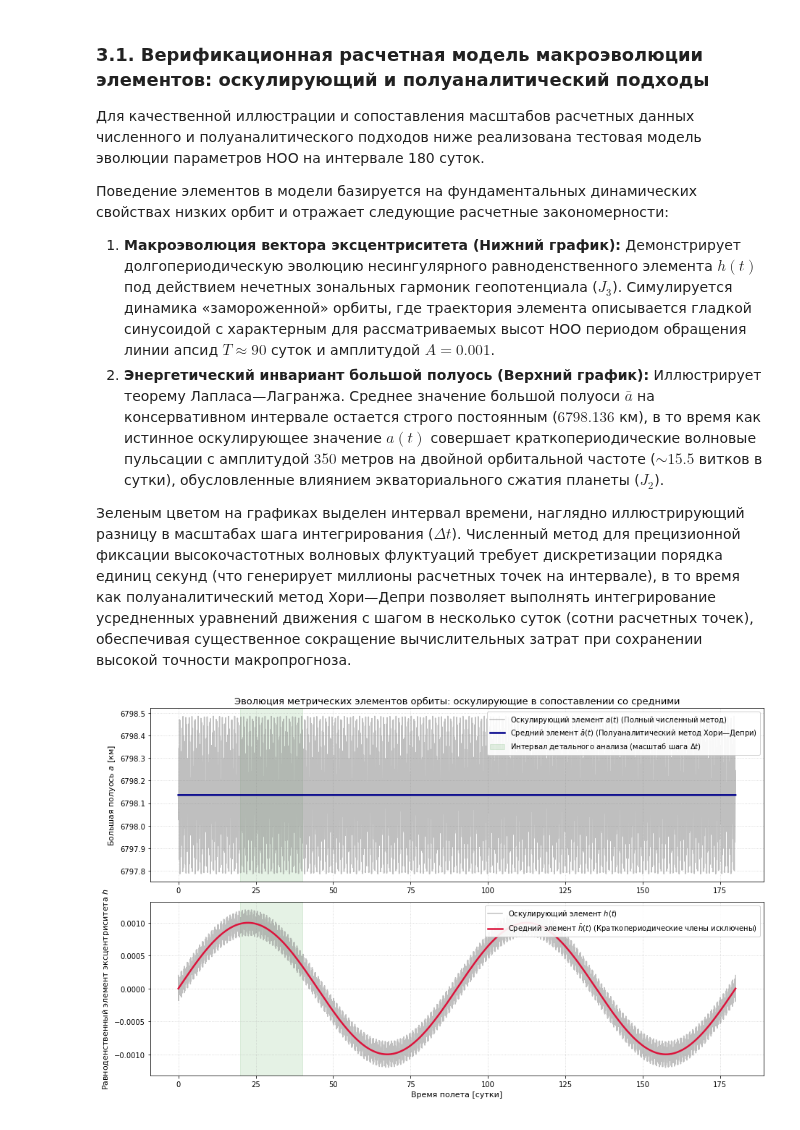
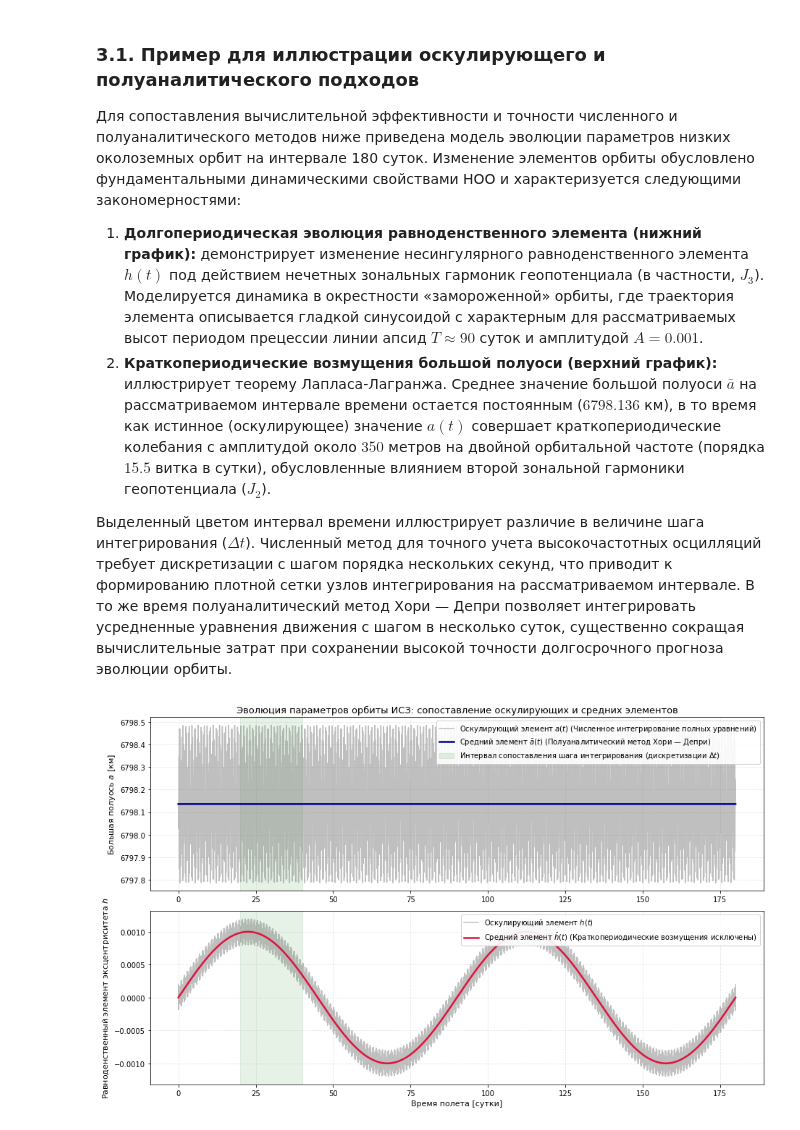
Before and after one commit to DPritykin/nonlinear-dynamics, a Jupyter notebook: Asymtotic Methods in Astrodynamics/6 Применение асимптотических методов к динамике ИСЗ на низких орбитах.ipynb, the cells around one changed output. Saved outputs shown, nothing was run; the diff lists cells and outputs as text; code cells hidden in the pictures.

Commit message:
edits to asymptotic methos review (plots and examples)

```diff
--- a/Asymtotic Methods in Astrodynamics/6 Применение асимптотических методов к динамике ИСЗ на низких орбитах.ipynb
+++ b/Asymtotic Methods in Astrodynamics/6 Применение асимптотических методов к динамике ИСЗ на низких орбитах.ipynb
@@ -113,13 +508,12 @@
 # %% [markdown]
-### 3.1. Верификационная расчетная модель макроэволюции элементов: оскулирующий и полуаналитический подходы
+### 3.1. Пример для иллюстрации оскулирующего и полуаналитического подходов
 
-Для качественной иллюстрации и сопоставления масштабов расчетных данных численного и полуаналитического подходов ниже реализована тестовая модель эволюции параметров НОО на интервале 180 суток.
+Для сопоставления вычислительной эффективности и точности численного и полуаналитического методов ниже приведена модель эволюции параметров низких околоземных орбит на интервале 180 суток. Изменение элементов орбиты обусловлено фундаментальными динамическими свойствами НОО и характеризуется следующими закономерностями:
 
-Поведение элементов в модели базируется на фундаментальных динамических свойствах низких орбит и отражает следующие расчетные закономерности:
-1. **Макроэволюция вектора эксцентриситета (Нижний график):** Демонстрирует долгопериодическую эволюцию несингулярного равноденственного элемента $h(t)$ под действием нечетных зональных гармоник геопотенциала ($J_3$). Симулируется динамика «замороженной» орбиты, где траектория элемента описывается гладкой синусоидой с характерным для рассматриваемых высот НОО периодом обращения линии апсид $T \approx 90$ суток и амплитудой $A = 0.001$.
-2. **Энергетический инвариант большой полуось (Верхний график):** Иллюстрирует теорему Лапласа—Лагранжа. Среднее значение большой полуоси $\bar{a}$ на консервативном интервале остается строго постоянным ($6798.136$ км), в то время как истинное оскулирующее значение $a(t)$ совершает краткопериодические волновые пульсации с амплитудой $350$ метров на двойной орбитальной частоте ($\sim 15.5$ витков в сутки), обусловленные влиянием экваториального сжатия планеты ($J_2$).
+1. **Долгопериодическая эволюция равноденственного элемента (нижний график):** демонстрирует изменение несингулярного равноденственного элемента $h(t)$ под действием нечетных зональных гармоник геопотенциала (в частности, $J_3$). Моделируется динамика в окрестности «замороженной» орбиты, где траектория элемента описывается гладкой синусоидой с характерным для рассматриваемых высот периодом прецессии линии апсид $T \approx 90$ суток и амплитудой $A = 0.001$.
+2. **Краткопериодические возмущения большой полуоси (верхний график):** иллюстрирует теорему Лапласа-Лагранжа. Среднее значение большой полуоси $\bar{a}$ на рассматриваемом интервале времени остается постоянным ($6798.136$ км), в то время как истинное (оскулирующее) значение $a(t)$ совершает краткопериодические колебания с амплитудой около $350$ метров на двойной орбитальной частоте (порядка $15.5$ витка в сутки), обусловленные влиянием второй зональной гармоники геопотенциала ($J_2$).
 
-Зеленым цветом на графиках выделен интервал времени, наглядно иллюстрирующий разницу в масштабах шага интегрирования ($\Delta t$). Численный метод для прецизионной фиксации высокочастотных волновых флуктуаций требует дискретизации порядка единиц секунд (что генерирует миллионы расчетных точек на интервале), в то время как полуаналитический метод Хори—Депри позволяет выполнять интегрирование усредненных уравнений движения с шагом в несколько суток (сотни расчетных точек), обеспечивая существенное сокращение вычислительных затрат при сохранении высокой точности макропрогноза.
+Выделенный цветом интервал времени иллюстрирует различие в величине шага интегрирования ($\Delta t$). Численный метод для точного учета высокочастотных осцилляций требует дискретизации с шагом порядка нескольких секунд, что приводит к формированию плотной сетки узлов интегрирования на рассматриваемом интервале. В то же время полуаналитический метод Хори — Депри позволяет интегрировать усредненные уравнения движения с шагом в несколько суток, существенно сокращая вычислительные затрат при сохранении высокой точности долгосрочного прогноза эволюции орбиты.
 # %%
 import numpy as np
 import matplotlib.pyplot as plt
@@ -128,65 +522,65 @@ import matplotlib.pyplot as plt
 # МАТЕМАТИЧЕСКАЯ ИНИЦИАЛИЗАЦИЯ И МОДЕЛИРОВАНИЕ СРЕДНИХ И ОСКУЛИРУЮЩИХ ПЕРЕМЕННЫХ
 # =========================================================================
 
-# Временной интервал: 180 суток (шаг — 0.1 суток для демонстрации макроэволюции)
+# Временной интервал: 180 суток (шаг — 0.1 суток для демонстрации эволюции)
 t_days = np.linspace(0, 180, 1800)
 
-# Физические параметры базовой НОО (высота ~420 км)
+# Физические параметры номинальной НОО (высота ~420 км)
 a_nominal = 6798.136  # км
-e_mean_val = 0.001    # Средний эксцентриситет для замороженной орбиты
+e_mean_val = 0.001    # Средний эксцентриситет для «замороженной» орбиты
 
-# 1. Симуляция средних элементов (полуаналитический подход)
-# В средних элементах краткопериодические колебания исключены.
-# Наблюдается только долгопериодическая эволюция вектора эксцентриситета (h, k)
-# под действием нечетных зональных гармоник (J3) с периодом ~90 суток.
-omega_secular_rate = 2 * np.pi / 90.0  # Скорость вращения перигея (рад/сут)
+# 1. Моделирование средних элементов (полуаналитический подход)
+# В средних элементах краткопериодические возмущения исключены.
+# Наблюдается только долгопериодическая эволюция равноденственных элементов (h, k)
+# под действием нечетных зональных гармоник (J3) с периодом около 90 суток.
+omega_secular_rate = 2 * np.pi / 90.0  # Скорость прецессии линии апсид (рад/сут)
 h_mean = e_mean_val * np.sin(omega_secular_rate * t_days)
 k_mean = e_mean_val * np.cos(omega_secular_rate * t_days)
-a_mean = np.full_like(t_days, a_nominal) # Средняя большая полуось строго константна
+a_mean = np.full_like(t_days, a_nominal) # Средняя большая полуось строго постоянна
 
-# 2. Симуляция оскулирующих элементов (численный подход полных уравнений)
-# Включает в себя средний тренд и краткопериодические волновые флуктуации на орбитальной частоте.
-# Для НОО частота обращения составляет ~15.5 оборотов в сутки.
+# 2. Моделирование оскулирующих элементов (численный подход для полных уравнений)
+# Включает в себя средний тренд и краткопериодические колебания на орбитальной частоте.
+# Для рассматриваемой НОО частота обращения составляет ~15.5 оборота в сутки.
 orbit_freq_per_day = 15.5
-amp_a_short = 0.35   # Амплитуда короткопериодических колебаний большой полуоси в км
-amp_h_short = 0.0002 # Амплитуда короткопериодических колебаний эксцентриситета
+amp_a_short = 0.35   # Амплитуда краткопериодических колебаний большой полуоси в км
+amp_h_short = 0.0002 # Амплитуда краткопериодических колебаний элемента h
 
 a_osculating = a_mean + amp_a_short * np.sin(2 * np.pi * orbit_freq_per_day * t_days)
 h_osculating = h_mean + amp_h_short * np.cos(2 * np.pi * orbit_freq_per_day * t_days)
 
 # =========================================================================
 # ГРАФИЧЕСКОЕ ОТОБРАЖЕНИЕ И СРАВНЕНИЕ МЕТОДОВ
 # =========================================================================
 fig, (ax1, ax2) = plt.subplots(2, 1, figsize=(13, 8))
 
-# График А: Сравнение большой полуоси (Энергетический инвариант системы)
-ax1.plot(t_days, a_osculating, color='gray', alpha=0.5, label='Оскулирующий элемент $a(t)$ (Полный численный метод)')
-ax1.plot(t_days, a_mean, color='darkblue', lw=2.5, label='Средний элемент $\\bar{a}(t)$ (Полуаналитический метод Хори—Депри)')
-ax1.set_title("Эволюция метрических элементов орбиты: оскулирующие в сопоставлении со средними", fontsize=13)
+# График 1: Сравнение большой полуоси (Иллюстрация теоремы Лапласа — Лагранжа)
+ax1.plot(t_days, a_osculating, color='gray', alpha=0.5, label='Оскулирующий элемент $a(t)$ (Численное интегрирование полных уравнений)')
+ax1.plot(t_days, a_mean, color='darkblue', lw=2.5, label='Средний элемент $\\bar{a}(t)$ (Полуаналитический метод Хори — Депри)')
+ax1.set_title("Эволюция параметров орбиты ИСЗ: сопоставление оскулирующих и средних элементов", fontsize=13)
 ax1.set_ylabel("Большая полуось $a$ [км]", fontsize=11)
 ax1.grid(True, linestyle=':', alpha=0.6)
 
-# Исправление экспоненциальной нотации для оси Y
+# Устранение смещения и экспоненциальной нотации для оси Y
 ax1.get_yaxis().get_major_formatter().set_useOffset(False)
 ax1.get_yaxis().get_major_formatter().set_scientific(False)
 
-# График Б: Сравнение равноденственного элемента эксцентриситета h (Долгопериодическая мода)
+# График 2: Сравнение равноденственного элемента эксцентриситета h (Долгопериодическая составляющая)
 ax2.plot(t_days, h_osculating, color='gray', alpha=0.5, label='Оскулирующий элемент $h(t)$')
-ax2.plot(t_days, h_mean, color='crimson', lw=2.5, label='Средний элемент $\\bar{h}(t)$ (Краткопериодические члены исключены)')
+ax2.plot(t_days, h_mean, color='crimson', lw=2.5, label='Средний элемент $\\bar{h}(t)$ (Краткопериодические возмущения исключены)')
 ax2.set_xlabel("Время полета [сутки]", fontsize=11)
 ax2.set_ylabel("Равноденственный элемент эксцентриситета $h$", fontsize=11)
 ax2.grid(True, linestyle=':', alpha=0.6)
 
-# Выделение интересующего интервала времени вертикальной полосой
-# Численный метод требует шага в секунды, полуаналитический позволяет шаг в несколько суток
-ax1.axvspan(20, 40, color='green', alpha=0.1, label='Интервал детального анализа (масштаб шага $\\Delta t$)')
+# Выделение анализируемого интервала времени вертикальной полосой
+# Численный метод требует шага в секунды, полуаналитический позволяет интегрировать с шагом в несколько суток
+ax1.axvspan(20, 40, color='green', alpha=0.1, label='Интервал сопоставления шага интегрирования (дискретизации $\\Delta t$)')
 ax2.axvspan(20, 40, color='green', alpha=0.1)
 
 ax1.legend(loc='upper right', framealpha=0.9)
 ax2.legend(loc='upper right', framealpha=0.9)
 
 plt.tight_layout()
 plt.show()
 # %% [output]
-[figure, old version]
+[figure, new version]
 # %% [markdown]
```
Also changed, not shown: parts of 26 cells of this notebook, 1 other file.
